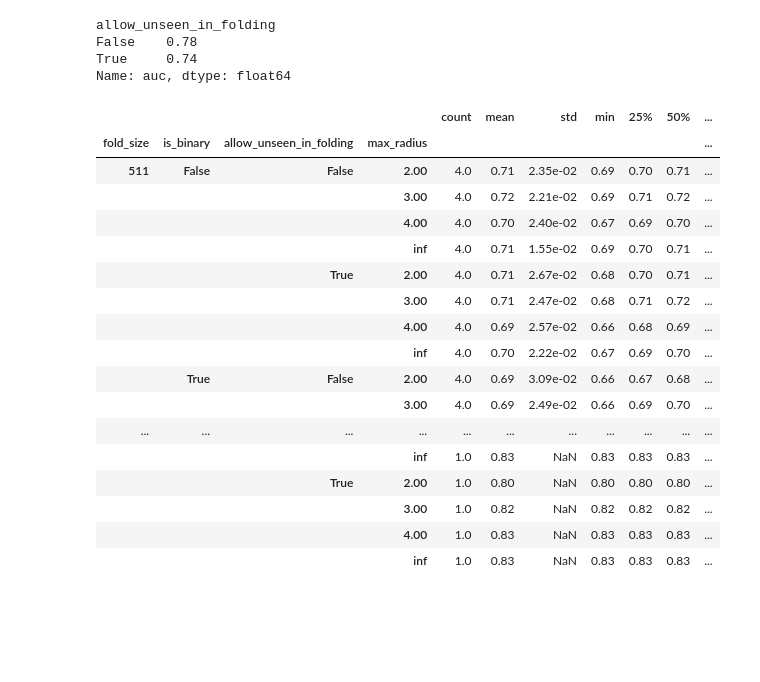
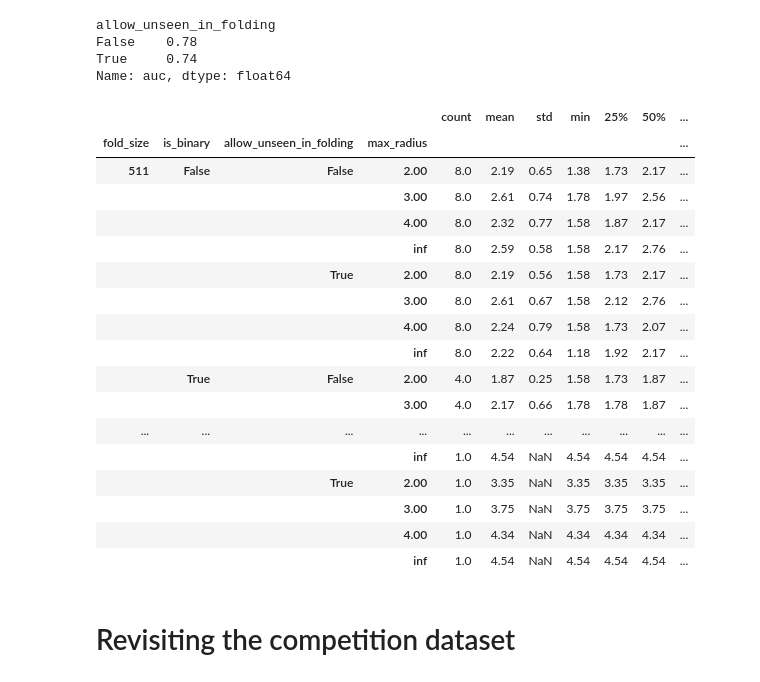
Before and after one commit to sdvillal/tdt-malaria-followup, a Jupyter notebook: tdt_autopsy/notebooks/logregs_competition_benchmark_explorations.ipynb, the cells around one changed output. Cells and saved outputs as stored; diff of their text form; code cells hidden in the pictures; blank space fills up the shorter version.

```diff
--- a/tdt_autopsy/notebooks/logregs_competition_benchmark_explorations.ipynb
+++ b/tdt_autopsy/notebooks/logregs_competition_benchmark_explorations.ipynb
@@ -163,33 +338,33 @@ Name: auc, dtype: float64
 # %%
 # What about the max radius?
 #  - For small fold sizes, larger radii have no to detrimental effect => Due to growing collision rate?
 #  - For large fold sizes and no fold, the model is able to figure out how not to over fit too much => clear gains
 df.query('row_normalizer == "none" and '
          'zero_columns == "none" and '
          'num_fold_seeds < 2 and '
          'not scale').groupby(['fold_size',
                                'is_binary',
                                'allow_unseen_in_folding',
-                               'max_radius']).auc.describe()
+                               'max_radius']).enrichment_5.describe()
 # %% [output]
 |  |  |  |  | count | mean | std | min | 25% | 50% | ... |
 | fold_size | is_binary | allow_unseen_in_folding | max_radius |  |  |  |  |  |  | ... |
-| 511 | False | False | 2.00 | 4.0 | 0.71 | 2.35e-02 | 0.69 | 0.70 | 0.71 | ... |
-|  |  |  | 3.00 | 4.0 | 0.72 | 2.21e-02 | 0.69 | 0.71 | 0.72 | ... |
-|  |  |  | 4.00 | 4.0 | 0.70 | 2.40e-02 | 0.67 | 0.69 | 0.70 | ... |
-|  |  |  | inf | 4.0 | 0.71 | 1.55e-02 | 0.69 | 0.70 | 0.71 | ... |
-|  |  | True | 2.00 | 4.0 | 0.71 | 2.67e-02 | 0.68 | 0.70 | 0.71 | ... |
-|  |  |  | 3.00 | 4.0 | 0.71 | 2.47e-02 | 0.68 | 0.71 | 0.72 | ... |
-|  |  |  | 4.00 | 4.0 | 0.69 | 2.57e-02 | 0.66 | 0.68 | 0.69 | ... |
-|  |  |  | inf | 4.0 | 0.70 | 2.22e-02 | 0.67 | 0.69 | 0.70 | ... |
-|  | True | False | 2.00 | 4.0 | 0.69 | 3.09e-02 | 0.66 | 0.67 | 0.68 | ... |
-|  |  |  | 3.00 | 4.0 | 0.69 | 2.49e-02 | 0.66 | 0.69 | 0.70 | ... |
+| 511 | False | False | 2.00 | 8.0 | 2.19 | 0.65 | 1.38 | 1.73 | 2.17 | ... |
+|  |  |  | 3.00 | 8.0 | 2.61 | 0.74 | 1.78 | 1.97 | 2.56 | ... |
+|  |  |  | 4.00 | 8.0 | 2.32 | 0.77 | 1.58 | 1.87 | 2.17 | ... |
+|  |  |  | inf | 8.0 | 2.59 | 0.58 | 1.58 | 2.17 | 2.76 | ... |
+|  |  | True | 2.00 | 8.0 | 2.19 | 0.56 | 1.58 | 1.73 | 2.17 | ... |
+|  |  |  | 3.00 | 8.0 | 2.61 | 0.67 | 1.58 | 2.12 | 2.76 | ... |
+|  |  |  | 4.00 | 8.0 | 2.24 | 0.79 | 1.58 | 1.73 | 2.07 | ... |
+|  |  |  | inf | 8.0 | 2.22 | 0.64 | 1.18 | 1.92 | 2.17 | ... |
+|  | True | False | 2.00 | 4.0 | 1.87 | 0.25 | 1.58 | 1.73 | 1.87 | ... |
+|  |  |  | 3.00 | 4.0 | 2.17 | 0.66 | 1.78 | 1.78 | 1.87 | ... |
 | ... | ... | ... | ... | ... | ... | ... | ... | ... | ... | ... |
-|  |  |  | inf | 1.0 | 0.83 | NaN | 0.83 | 0.83 | 0.83 | ... |
-|  |  | True | 2.00 | 1.0 | 0.80 | NaN | 0.80 | 0.80 | 0.80 | ... |
-|  |  |  | 3.00 | 1.0 | 0.82 | NaN | 0.82 | 0.82 | 0.82 | ... |
-|  |  |  | 4.00 | 1.0 | 0.83 | NaN | 0.83 | 0.83 | 0.83 | ... |
-|  |  |  | inf | 1.0 | 0.83 | NaN | 0.83 | 0.83 | 0.83 | ... |
+|  |  |  | inf | 1.0 | 4.54 | NaN | 4.54 | 4.54 | 4.54 | ... |
+|  |  | True | 2.00 | 1.0 | 3.35 | NaN | 3.35 | 3.35 | 3.35 | ... |
+|  |  |  | 3.00 | 1.0 | 3.75 | NaN | 3.75 | 3.75 | 3.75 | ... |
+|  |  |  | 4.00 | 1.0 | 4.34 | NaN | 4.34 | 4.34 | 4.34 | ... |
+|  |  |  | inf | 1.0 | 4.54 | NaN | 4.54 | 4.54 | 4.54 | ... |
 # %%
 # What about scaling?
 # What about removing duplicates ("representative columns")?
@@ -202,6 +377,8 @@ df.query('row_normalizer == "none" and '
 # What about using the malaria dataset I mined out of chembl, so we can trust a bit more the results?
 # What about speed differences between folded at different folds and unfolded?
 #  - (might be surprising, as sparsity diminishes with smaller folds).
+# %% [markdown]
+# Revisiting the competition dataset
 # %%
 # Lets read the old results we have access to.
 # In particular, we miss workflow1 model used for screening the commercial dataset
```
Also changed, not shown: parts of 11 cells of this notebook, 1 other file.
